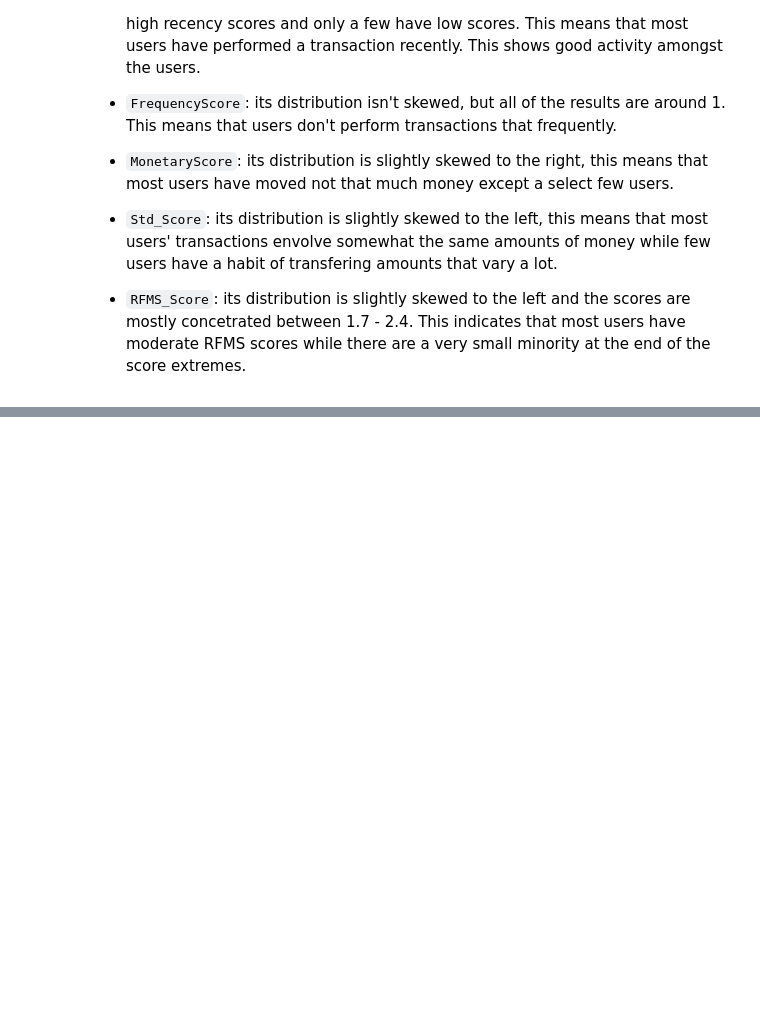
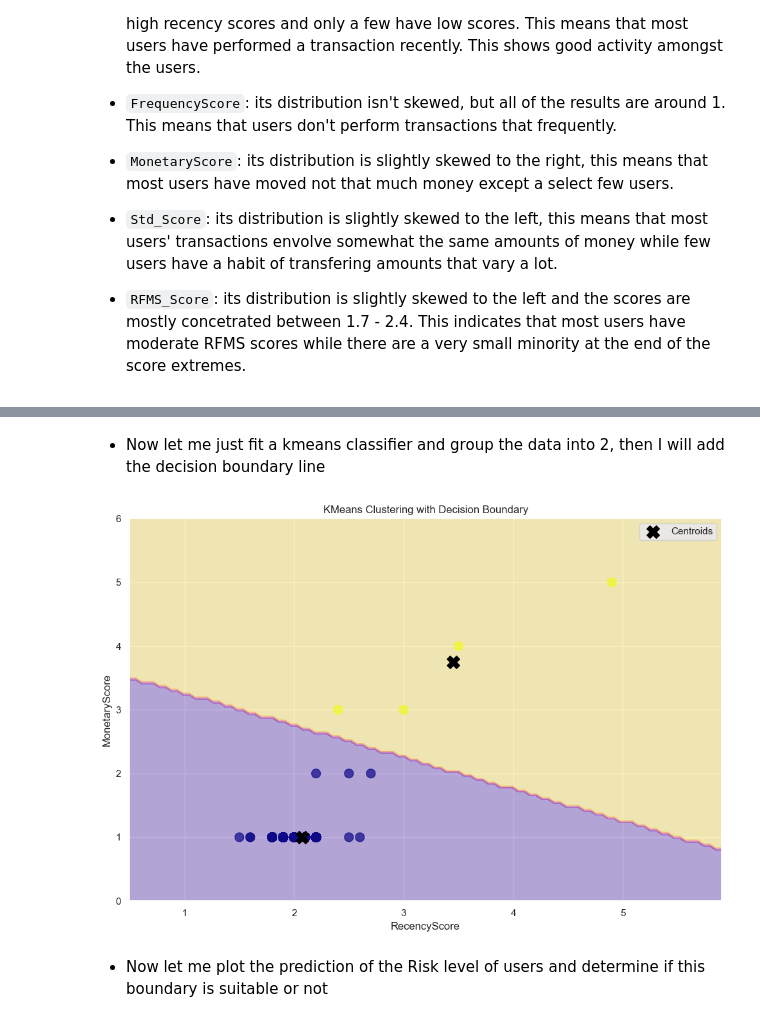
Before and after one commit to WildCayote/Bati-Bank-Credit-Scoring, a Jupyter notebook: notebooks/user_value_analysis.ipynb, the cells around one changed output, grey strips where cells are left out. Cells and saved outputs as stored; diff of their text form; code cells hidden in the pictures; blank space fills up the shorter version.

```diff
--- a/notebooks/user_value_analysis.ipynb
+++ b/notebooks/user_value_analysis.ipynb
@@ -97,0 +122,58 @@ From the plot and the basic summary we can observe that:
+# %% [markdown]
+- Now let me just fit a kmeans classifier and group the data into 2, then I will add the decision boundary line
+# %%
+from sklearn.cluster import KMeans
+
+data_for_kmeans = rfms_scoring[['RFMS_Score', 'MonetaryScore']].values
+
+# Create KMeans object with 2 clusters
+kmeans = KMeans(n_clusters=2, random_state=42, init='k-means++')
+
+# Fit the model and predict the clusters
+rfms_scoring['Cluster'] = kmeans.fit_predict(data_for_kmeans)
+
+# Create a mesh grid for plotting the decision boundary
+x_min, x_max = rfms_scoring['RFMS_Score'].min() - 1, rfms_scoring['RFMS_Score'].max() + 1
+y_min, y_max = rfms_scoring['MonetaryScore'].min() - 1, rfms_scoring['MonetaryScore'].max() + 1
+xx, yy = np.meshgrid(np.linspace(x_min, x_max, 100), np.linspace(y_min, y_max, 100))
+
+# Predict the cluster for each point in the mesh grid
+Z = kmeans.predict(np.c_[xx.ravel(), yy.ravel()])  # Predict clusters for the grid
+Z = Z.reshape(xx.shape)  # Reshape the result to match the mesh grid shape
+
+# Create the plot
+fig = plt.figure(figsize=(10, 7))
+ax = fig.add_subplot(111)
+
+# Fill the contours
+ax.contourf(xx, yy, Z, alpha=0.3, cmap='plasma')  # Fill with color based on clusters
+
+# Scatter plot with colors based on the cluster
+sc = ax.scatter(
+    rfms_scoring['RFMS_Score'],   # x axis
+    rfms_scoring['MonetaryScore'],  # y axis
+    c=rfms_scoring['Cluster'],       # Use the 'Cluster' column to determine the colors
+    cmap='plasma',                   # Color map
+    s=100,                           # Point size
+    alpha=0.7                        # Transparency
+)
+
+# Set axis labels
+ax.set_xlabel('RecencyScore')
+ax.set_ylabel('MonetaryScore')
+
+# Add centroids to the plot
+centroids = kmeans.cluster_centers_
+ax.scatter(centroids[:, 0], centroids[:, 1], color='black', s=200, marker='X', label='Centroids')
+
+# Add a legend
+plt.legend()
+plt.title('KMeans Clustering with Decision Boundary')
+plt.tight_layout()
+
+# Show the plot
+plt.show()
+# %% [output]
+[figure, added]
+# %% [markdown]
+- Now let me plot the prediction of the Risk level of users and determine if this boundary is suitable or not
```
Also changed, not shown: parts of 18 cells of this notebook.
